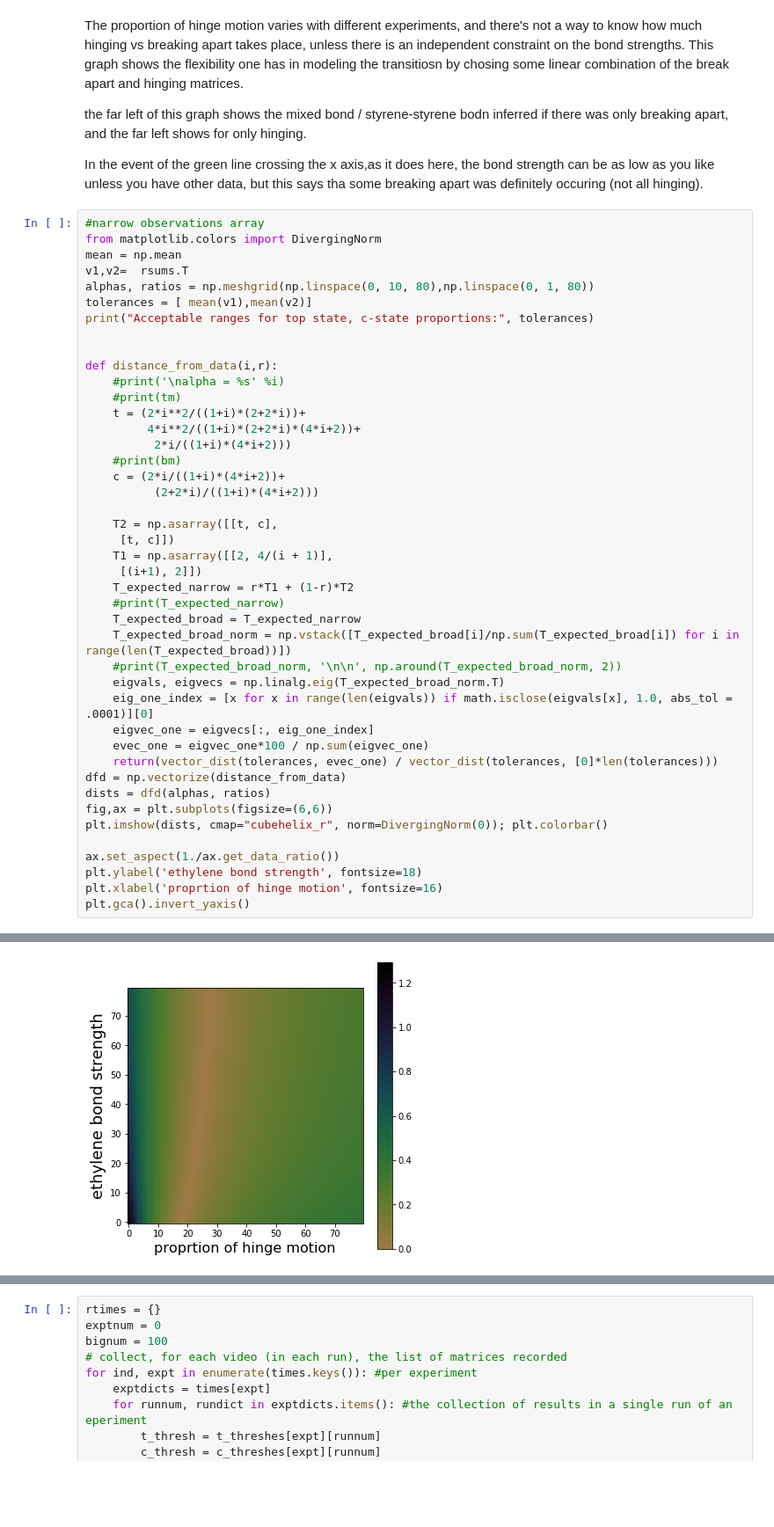
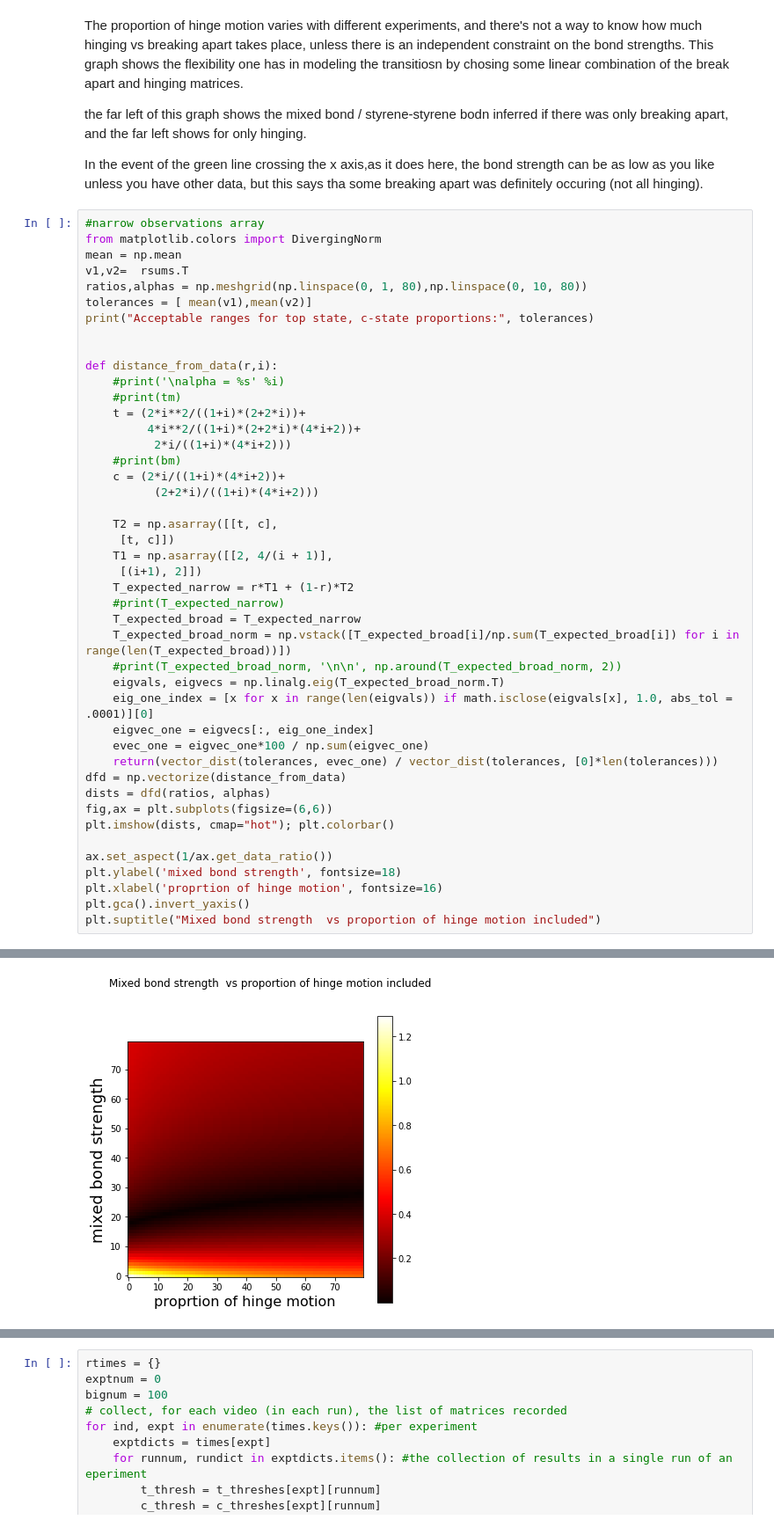
Before and after one commit to TchakamauRa/Soft-Matter, a Jupyter notebook: Matrix multiplication-density_ethylene-joined.ipynb, the cells around one changed output, grey strips where cells are left out. Shown at 88% size. Cells and saved outputs as stored; diff of their text form; blank space fills up the shorter version.

```diff
--- a/Matrix multiplication-density_ethylene-joined.ipynb
+++ b/Matrix multiplication-density_ethylene-joined.ipynb
@@ -793,12 +797,12 @@ In the event of the green line crossing the x axis,as it does here, the bond str
 from matplotlib.colors import DivergingNorm
 mean = np.mean
 v1,v2=  rsums.T
-alphas, ratios = np.meshgrid(np.linspace(0, 10, 80),np.linspace(0, 1, 80))
+ratios,alphas = np.meshgrid(np.linspace(0, 1, 80),np.linspace(0, 10, 80))
 tolerances = [ mean(v1),mean(v2)]
 print("Acceptable ranges for top state, c-state proportions:", tolerances)
 
 
-def distance_from_data(i,r):
+def distance_from_data(r,i):
     #print('\nalpha = %s' %i)
     #print(tm)
     t = (2*i**2/((1+i)*(2+2*i))+
@@ -823,13 +827,14 @@ def distance_from_data(i,r):
     evec_one = eigvec_one*100 / np.sum(eigvec_one)
     return(vector_dist(tolerances, evec_one) / vector_dist(tolerances, [0]*len(tolerances)))
 dfd = np.vectorize(distance_from_data)
-dists = dfd(alphas, ratios)
+dists = dfd(ratios, alphas)
 fig,ax = plt.subplots(figsize=(6,6))
-plt.imshow(dists, cmap="cubehelix_r", norm=DivergingNorm(0)); plt.colorbar()
+plt.imshow(dists, cmap="hot"); plt.colorbar()
 
-ax.set_aspect(1./ax.get_data_ratio())
-plt.ylabel('ethylene bond strength', fontsize=18)
+ax.set_aspect(1/ax.get_data_ratio())
+plt.ylabel('mixed bond strength', fontsize=18)
 plt.xlabel('proprtion of hinge motion', fontsize=16)
 plt.gca().invert_yaxis()
+plt.suptitle("Mixed bond strength  vs proportion of hinge motion included")
 # %% [output]
 Acceptable ranges for top state, c-state proportions: [69.23754782036742, 30.762452179632575]
@@ -836,2 +842,2 @@ Acceptable ranges for top state, c-state proportions: [69.23754782036742, 30.762
-[figure, old version]
+[figure, new version]
 # %% [markdown]
```
Also changed, not shown: parts of 6 cells of this notebook, 5 other files.
